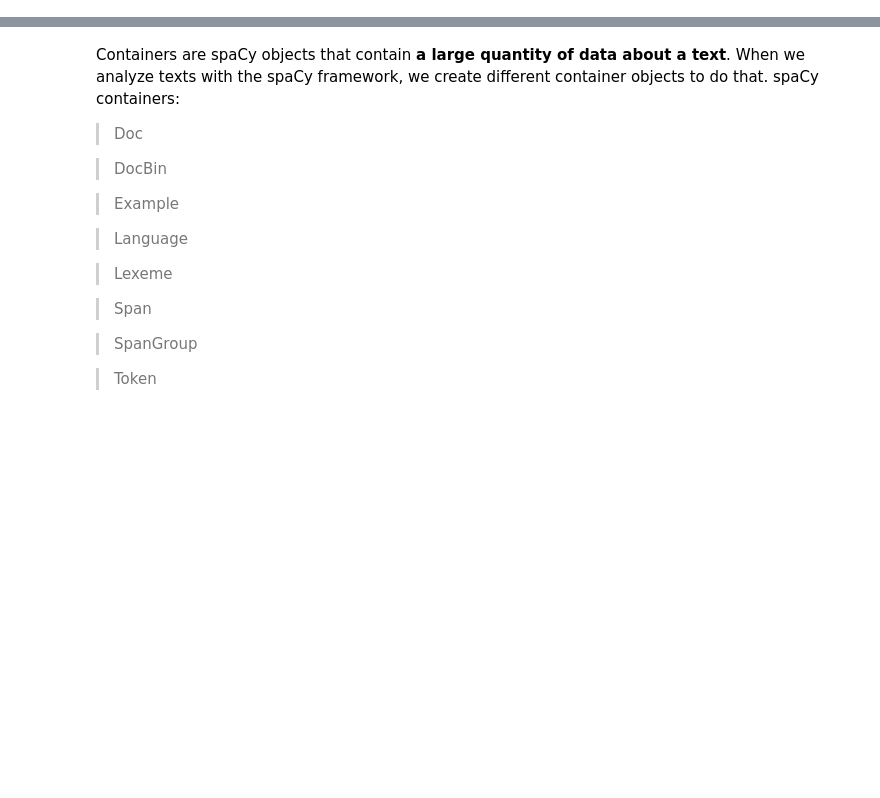
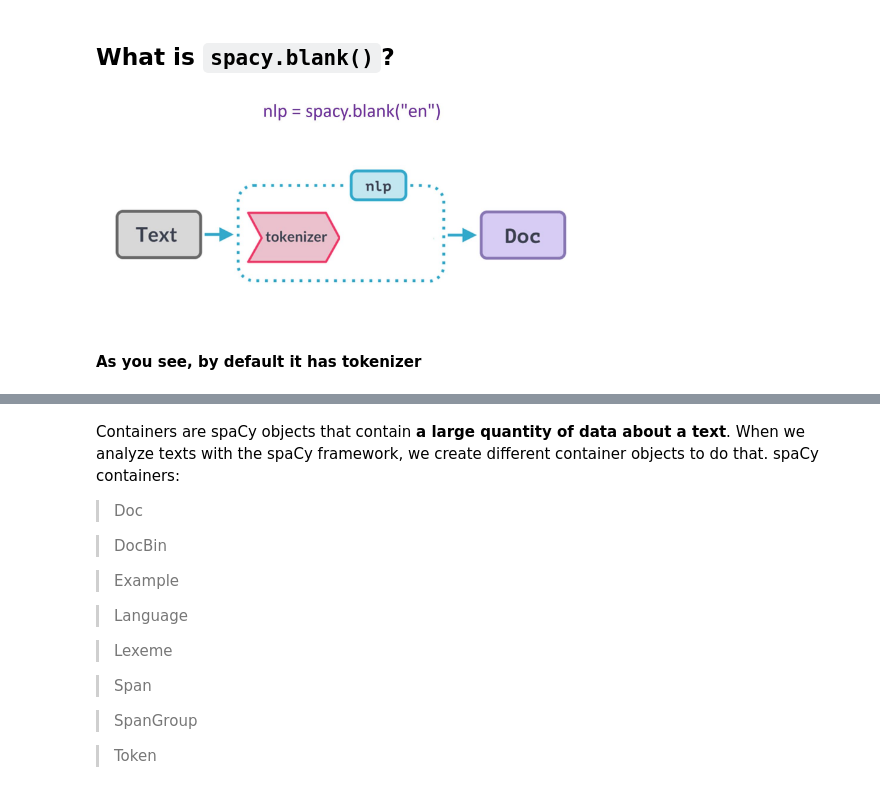
Before and after one commit to ElFatemehHonarvar/NLP, a Jupyter notebook: basics/spacy.ipynb, the cells around one changed output, grey strips where cells are left out. Drawn from its saved outputs; the diff is of its cells as text; code cells hidden in the pictures; blank space fills up the shorter version.

```diff
--- a/basics/spacy.ipynb
+++ b/basics/spacy.ipynb
@@ -3,5 +3,14 @@
 # %%
 # Small model for the English language
 #!python -m spacy download en_core_web_sm
+# %% [markdown]
+## What is ``spacy.blank()``?
+# %%
+from IPython import display
+display.Image("/media/elham/Learning/NLP/NLP/images/spacy_blank_pipeline.jpg", width=500)
+# %% [output]
+[figure, added]
+# %% [markdown]
+**As you see, by default it has tokenizer**
 # %%
 import spacy
```
Also changed, not shown: parts of 2 cells of this notebook, 1 other file.
